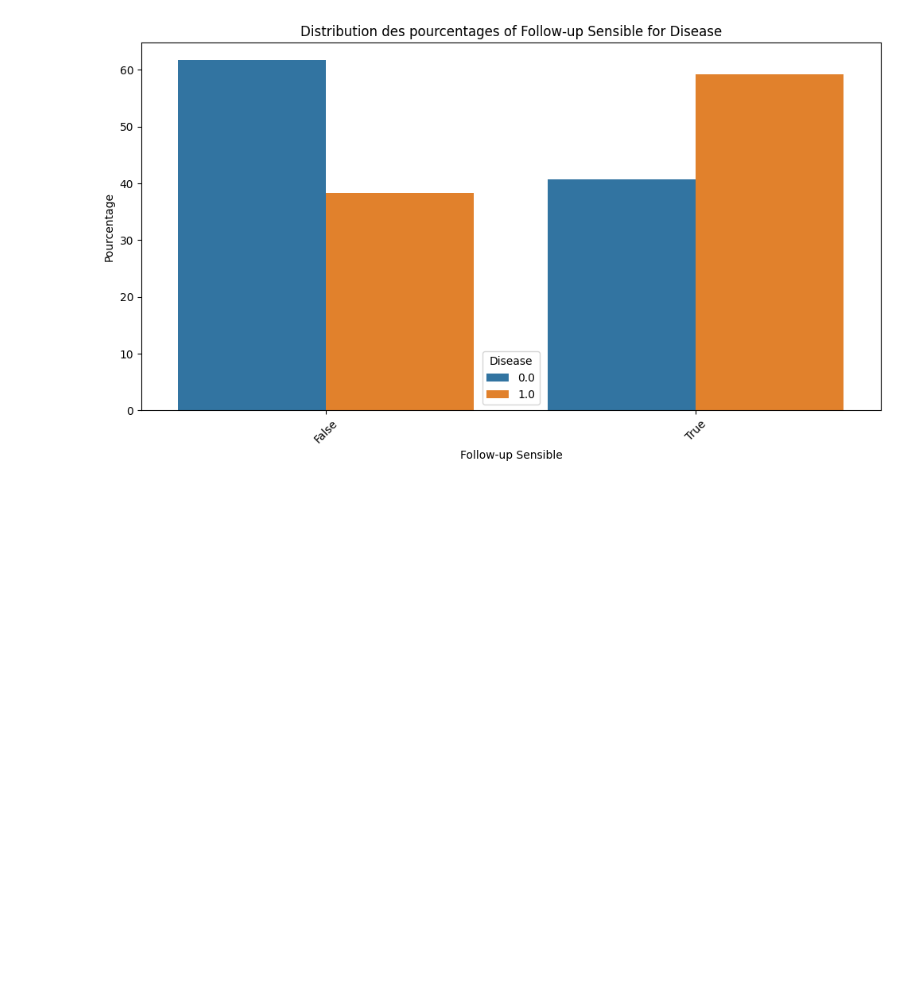
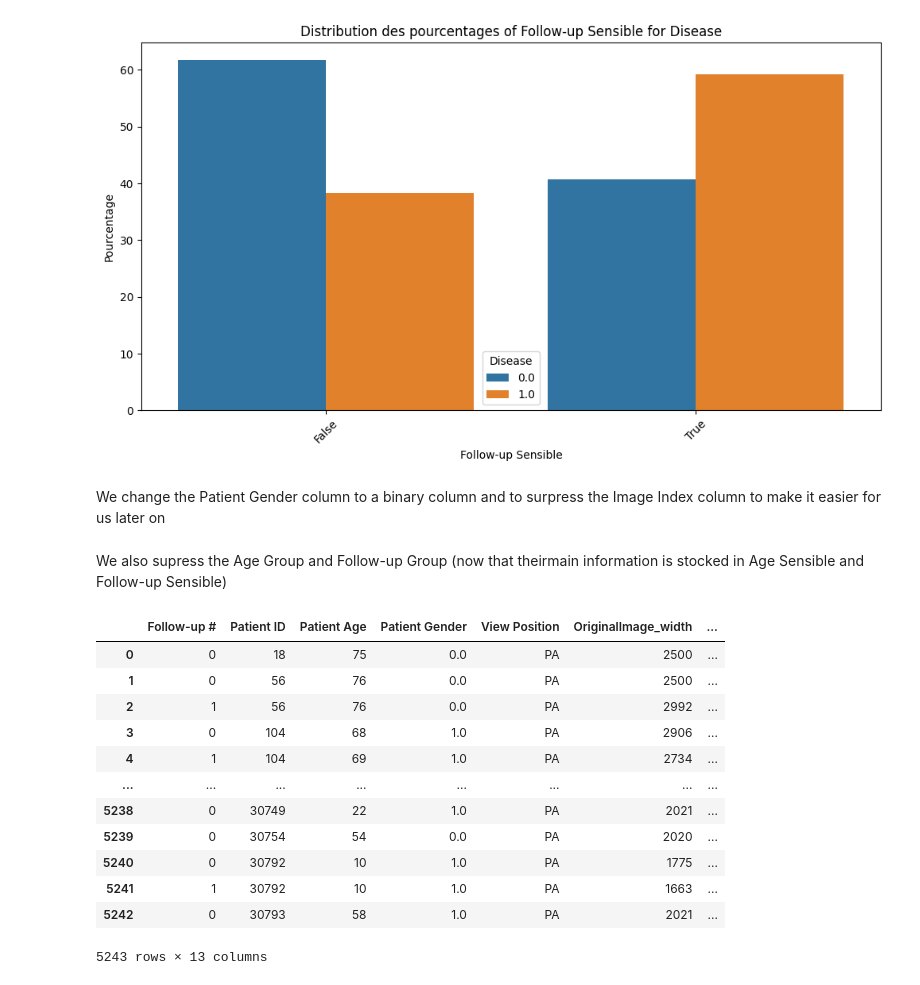
Before and after one commit to lenorabuggenhoudt/Fairness, a Jupyter notebook: project.ipynb, the cells around one changed output. Drawn from its saved outputs; the diff is of its cells as text; code cells hidden in the pictures; blank space fills up the shorter version.

```diff
--- a/project.ipynb
+++ b/project.ipynb
@@ -411,0 +396,10 @@ unprivileged_groups = [{'Patient Gender': 0}]  # Females
+# %% [markdown]
+We change the Patient Gender column to a binary column and to surpress the Image Index column to make it easier for us later on
+# %%
+df_filtered["Patient Gender"] = df_filtered["Patient Gender"].apply(lambda x: 0.0 if x == "M" else 1.0)
+df_filtered.drop('Image Index', inplace=True, axis=1)
+# %% [markdown]
+We also supress the Age Group and Follow-up Group (now that theirmain information is stocked in Age Sensible and Follow-up Sensible)
+# %%
+df_filtered.drop('Age Group', inplace=True, axis=1)
+df_filtered.drop('Follow-up Group', inplace=True, axis=1)
@@ -411,0 +414,16 @@ unprivileged_groups = [{'Patient Gender': 0}]  # Females
+# %%
+df_filtered
+# %% [output]
+|  | Follow-up # | Patient ID | Patient Age | Patient Gender | View Position | OriginalImage_width | ... |
+| 0 | 0 | 18 | 75 | 0.0 | PA | 2500 | ... |
+| 1 | 0 | 56 | 76 | 0.0 | PA | 2500 | ... |
+| 2 | 1 | 56 | 76 | 0.0 | PA | 2992 | ... |
+| 3 | 0 | 104 | 68 | 1.0 | PA | 2906 | ... |
+| 4 | 1 | 104 | 69 | 1.0 | PA | 2734 | ... |
+| ... | ... | ... | ... | ... | ... | ... | ... |
+| 5238 | 0 | 30749 | 22 | 1.0 | PA | 2021 | ... |
+| 5239 | 0 | 30754 | 54 | 0.0 | PA | 2020 | ... |
+| 5240 | 0 | 30792 | 10 | 1.0 | PA | 1775 | ... |
+| 5241 | 1 | 30792 | 10 | 1.0 | PA | 1663 | ... |
+| 5242 | 0 | 30793 | 58 | 1.0 | PA | 2021 | ... |
+5243 rows × 13 columns
```
Also changed, not shown: parts of 29 cells of this notebook, 1 other file.
